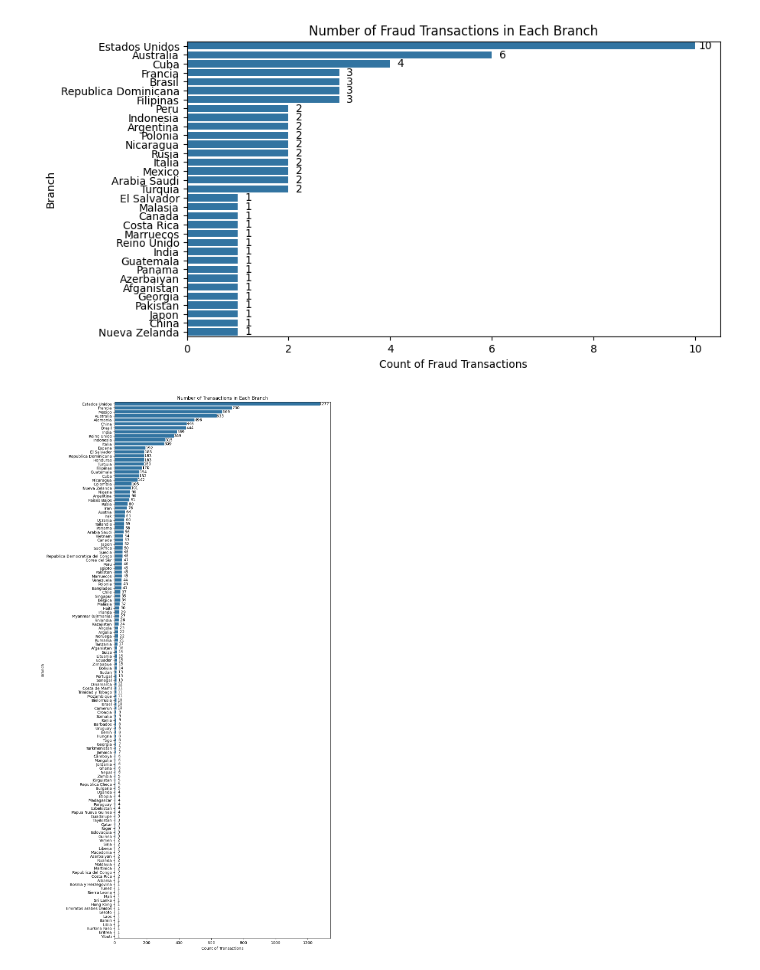
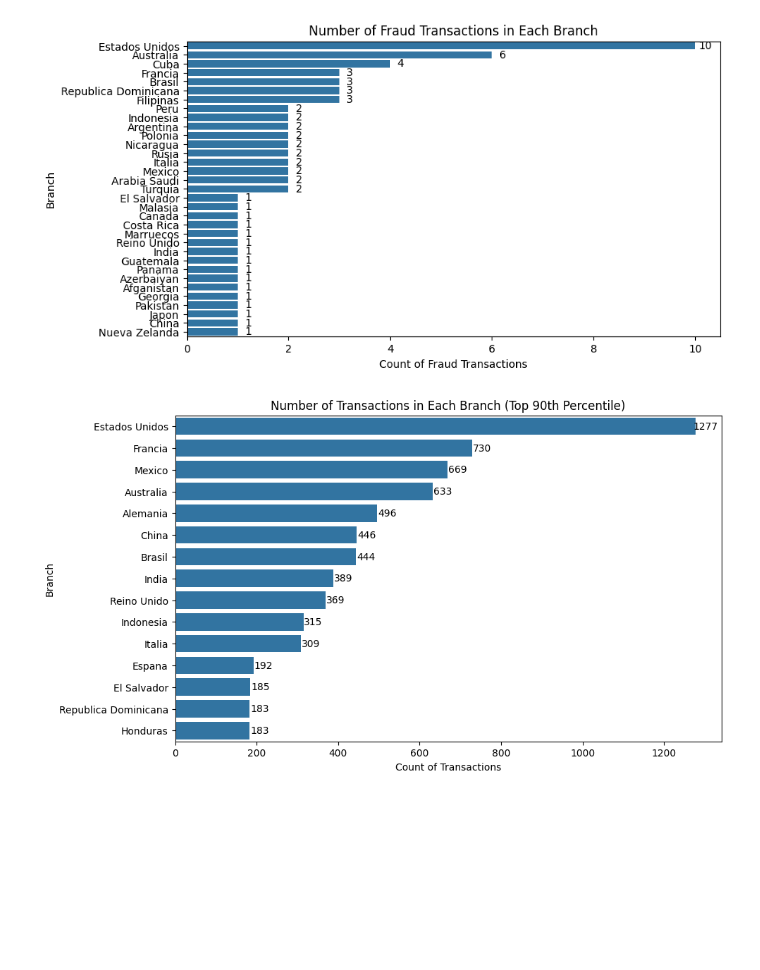
Before and after one commit to Shrutisd1003/XAI-for-Financial-Fraud-Detection, a Jupyter notebook: Model building/EDA.ipynb, the cells around one changed output. Saved outputs shown, nothing was run; the diff lists cells and outputs as text; code cells hidden in the pictures; blank space fills up the shorter version.

```diff
--- a/Model building/EDA.ipynb
+++ b/Model building/EDA.ipynb
@@ -123,0 +135,4 @@ Number of rows: 10082
+# %%
+df["Name Origin"] = df["Name Origin"].str[0]
+df["Name Destination"] = df["Name Destination"].str[0]
+df.head()
@@ -145,7 +167,7 @@ Time of Day                    3
 isFraud                        2
 dtype: int64
 # %%
-df.drop(columns=["Date of Transaction"], inplace=True)
+df.drop(columns=["Date of Transaction","Name Origin"], inplace=True)
 # %% [markdown]
 # Data Visualizations
 # %%
@@ -214,22 +239,24 @@ plt.show()
 [figure]
 # %%
 branch_counts = df['Branch'].value_counts()
-sorted_branches = branch_counts.index.tolist()
-plt.figure(figsize=(10, 25))
-ax = sns.countplot(data=df, y='Branch', orient='horizontal', order=sorted_branches)
-plt.title('Number of Transactions in Each Branch')
+threshold = branch_counts.quantile(0.9)
+top_branches = branch_counts[branch_counts >= threshold].index.tolist()
+df_top = df[df['Branch'].isin(top_branches)]
+plt.figure(figsize=(10, 6))
+ax = sns.countplot(data=df_top, y='Branch', orient='horizontal', order=top_branches)
+plt.title('Number of Transactions in Each Branch (Top 90th Percentile)')
 plt.xlabel('Count of Transactions')
 plt.ylabel('Branch')
 
 for p in ax.patches:
     ax.annotate(format(p.get_width(), '.0f'),
                 (p.get_width(), p.get_y() + p.get_height() / 2),
                 ha='center', va='center',
                 xytext=(10, 0),
                 textcoords='offset points')
 
 plt.show()
 # %% [output]
-[figure, old version]
+[figure, new version]
 # %%
 df.to_csv("Datasets/cleaned_data.csv", index=False)
```
Also changed, not shown: parts of 6 cells of this notebook, 9 other files.
